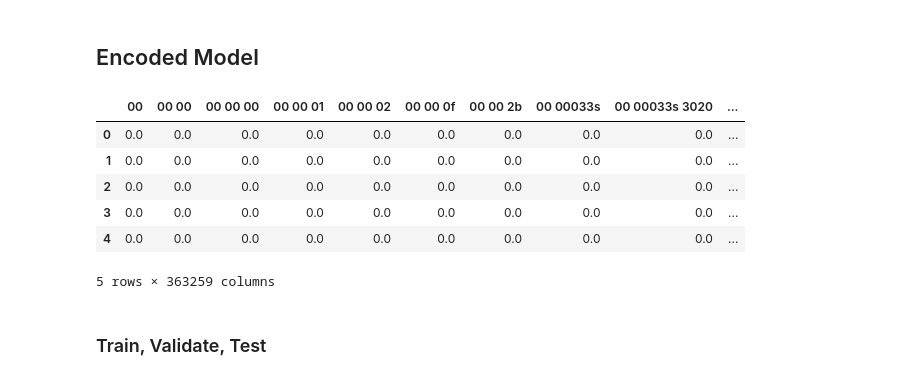
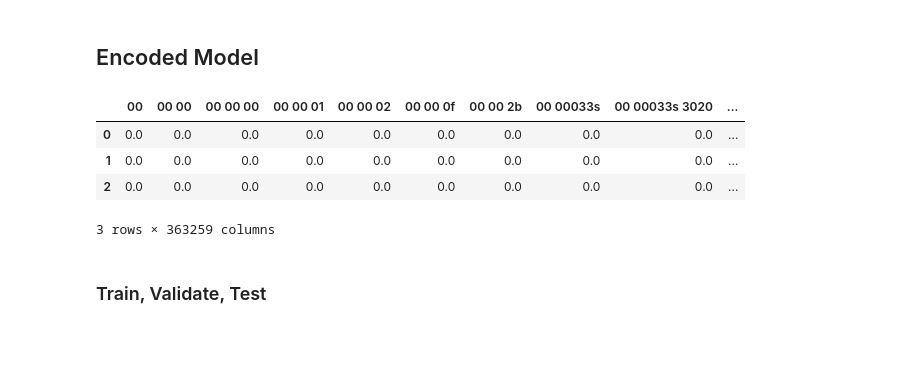
Before and after one commit to Kyle-Cody-NLP/Github-NLP-Project, a Jupyter notebook: final_notebook.ipynb, the cells around one changed output. Saved outputs shown, nothing was run; the diff lists cells and outputs as text; code cells hidden in the pictures; blank space fills up the shorter version.

```diff
--- a/final_notebook.ipynb
+++ b/final_notebook.ipynb
@@ -141,16 +160,14 @@ utilities.display_side_by_side(python_df, cplusplus_df, java_df)
 # %%
 # creates encoded dataframe based off of original dataframe
 # includes bigrams and trigrams in model
 encoded_df = utilities.create_encoded_df(df)
-encoded_df.head()
+encoded_df.head(3)
 # %% [output]
 |  | 00 | 00 00 | 00 00 00 | 00 00 01 | 00 00 02 | 00 00 0f | 00 00 2b | 00 00033s | 00 00033s 3020 | ... |
 | 0 | 0.0 | 0.0 | 0.0 | 0.0 | 0.0 | 0.0 | 0.0 | 0.0 | 0.0 | ... |
 | 1 | 0.0 | 0.0 | 0.0 | 0.0 | 0.0 | 0.0 | 0.0 | 0.0 | 0.0 | ... |
 | 2 | 0.0 | 0.0 | 0.0 | 0.0 | 0.0 | 0.0 | 0.0 | 0.0 | 0.0 | ... |
-| 3 | 0.0 | 0.0 | 0.0 | 0.0 | 0.0 | 0.0 | 0.0 | 0.0 | 0.0 | ... |
-| 4 | 0.0 | 0.0 | 0.0 | 0.0 | 0.0 | 0.0 | 0.0 | 0.0 | 0.0 | ... |
-5 rows × 363259 columns
+3 rows × 363259 columns
 # %% [markdown]
 ### Train, Validate, Test
 # %%
```
Also changed, not shown: parts of 11 cells of this notebook, 1 other file.
